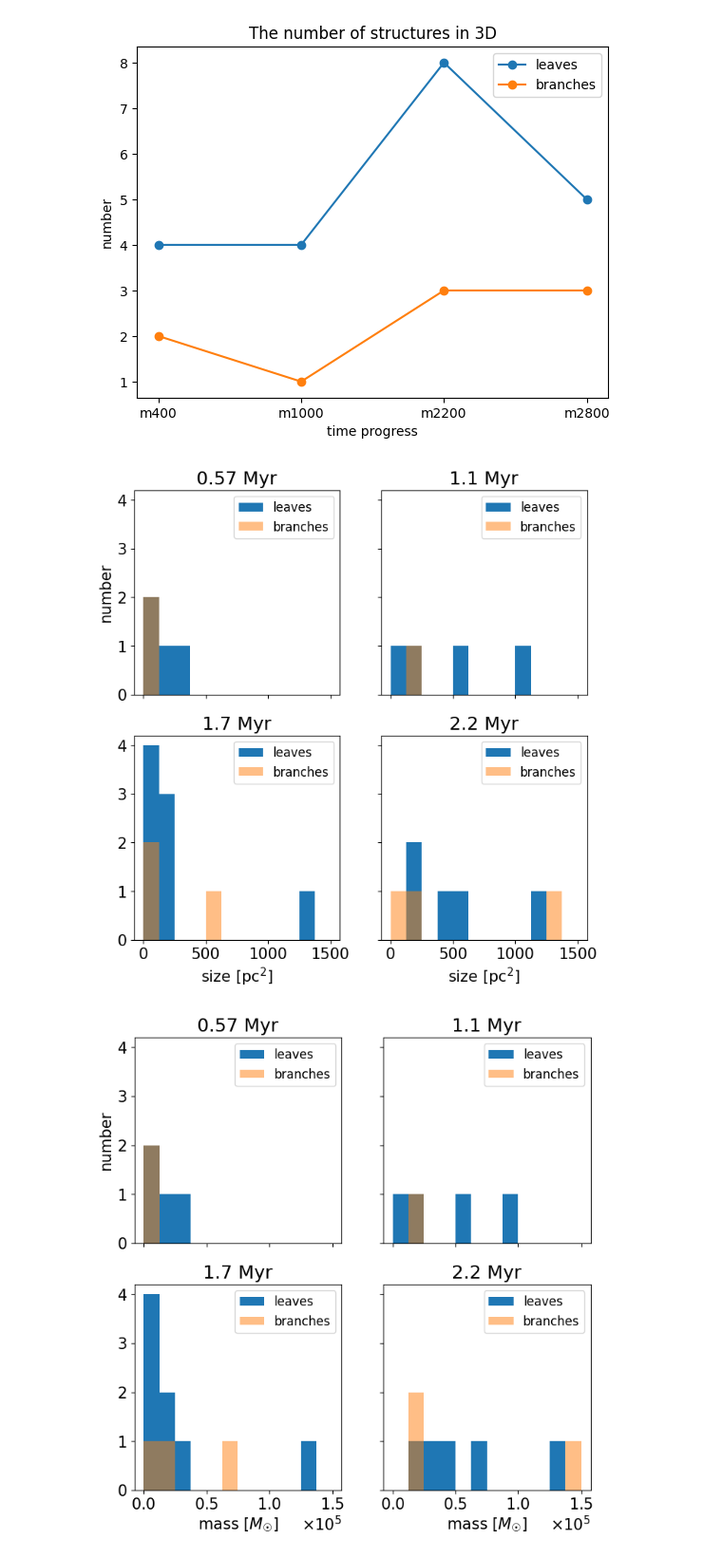
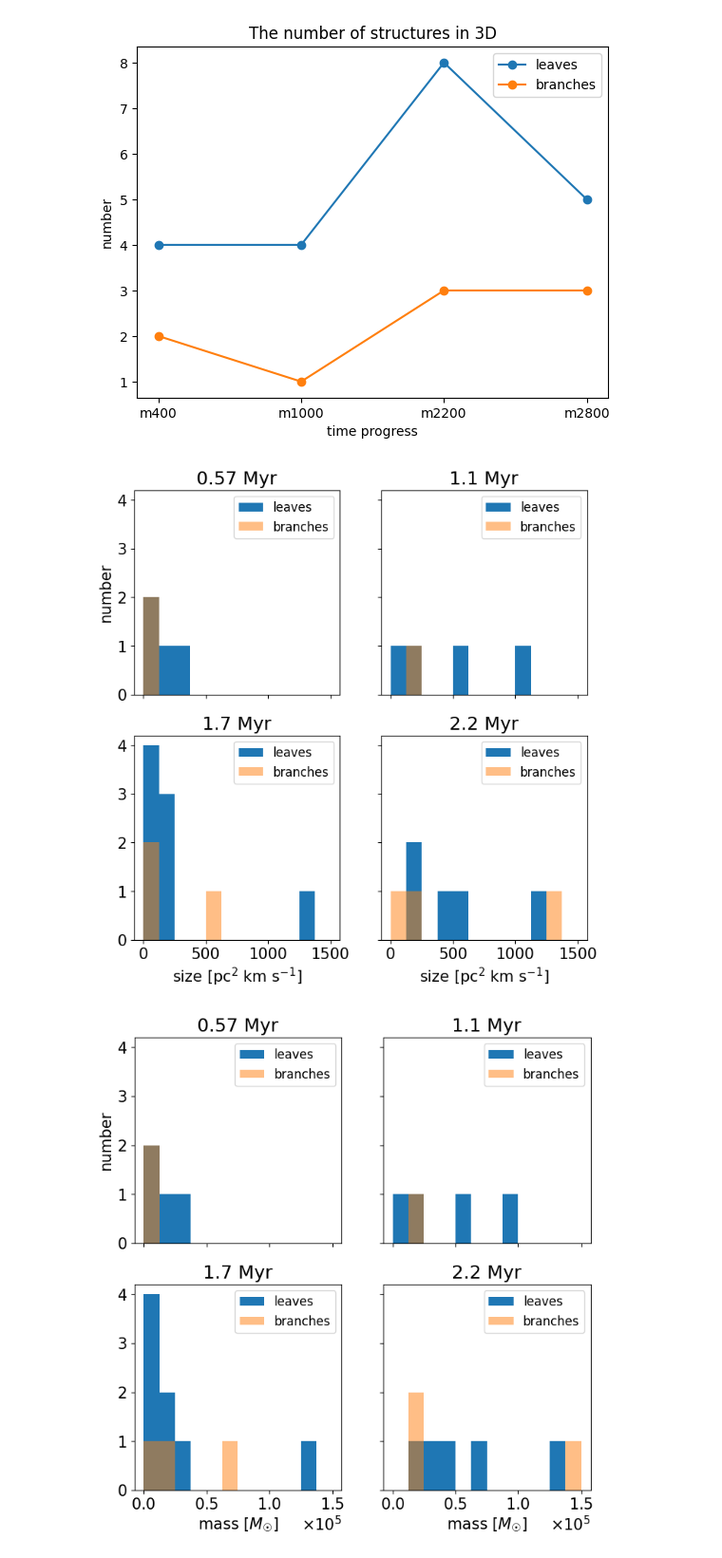
Before and after one commit to kotora260/StarGen, a Jupyter notebook: discuss_3D.ipynb, the cells around one changed output. Shown at 95% size. Cells and saved outputs as stored; diff of their text form; code cells hidden in the pictures.

```diff
--- a/discuss_3D.ipynb
+++ b/discuss_3D.ipynb
@@ -34,36 +34,36 @@ branch_size_2200 = [575.44199646, 95.90699941, 103.38027209]
 branch_size_2800 = [173.13081712, 1365.11780977, 99.64363575]
 
 bins = 12
 range = (0, 1500)
 
 plt.rcParams["font.size"] = 15
 fig, axes = plt.subplots(nrows=2, ncols=2, figsize=(8, 8), sharex=True, sharey=True)
 axes[0, 0].hist(leaf_size_400, bins=bins, range=range, label='leaves')
 axes[0, 0].hist(branch_size_400, bins=bins, range=range, alpha=0.5, label='branches')
 axes[0, 1].hist(leaf_size_1000, bins=bins, range=range, label='leaves')
 axes[0, 1].hist(branch_size_1000, bins=bins, range=range, alpha=0.5, label='branches')
 axes[1, 0].hist(leaf_size_2200, bins=bins, range=range, label='leaves')
 axes[1, 0].hist(branch_size_2200, bins=bins, range=range, alpha=0.5, label='branches')
 axes[1, 1].hist(leaf_size_2800, bins=bins, range=range, label='leaves')
 axes[1, 1].hist(branch_size_2800, bins=bins, range=range, alpha=0.5, label='branches')
 
 plt.yticks(np.arange(0, 5, 1))
 
 axes[0, 0].set_title('0.57 Myr')
 axes[0, 0].set_ylabel('number')
 axes[0, 0].legend(fontsize=12)
 axes[0, 1].set_title('1.1 Myr')
 axes[0, 1].legend(fontsize=12)
 axes[1, 0].set_title('1.7 Myr')
-axes[1, 0].set_xlabel('size [pc$^2$]')
+axes[1, 0].set_xlabel('size [pc$^2$ km s$^{-1}$]')
 axes[1, 0].legend(fontsize=12)
 axes[1, 1].set_title('2.2 Myr')
-axes[1, 1].set_xlabel('size [pc$^2$]')
+axes[1, 1].set_xlabel('size [pc$^2$ km s$^{-1}$]')
 axes[1, 1].legend(fontsize=12)
 
 fig.savefig('size_hist_3D', bbox_inches='tight')
 # %% [output]
-[figure, old version]
+[figure, new version]
 # %%
 # make histgram of  the mass of all structures in 3D
 
```
Also changed, not shown: parts of 1 cell of this notebook.
